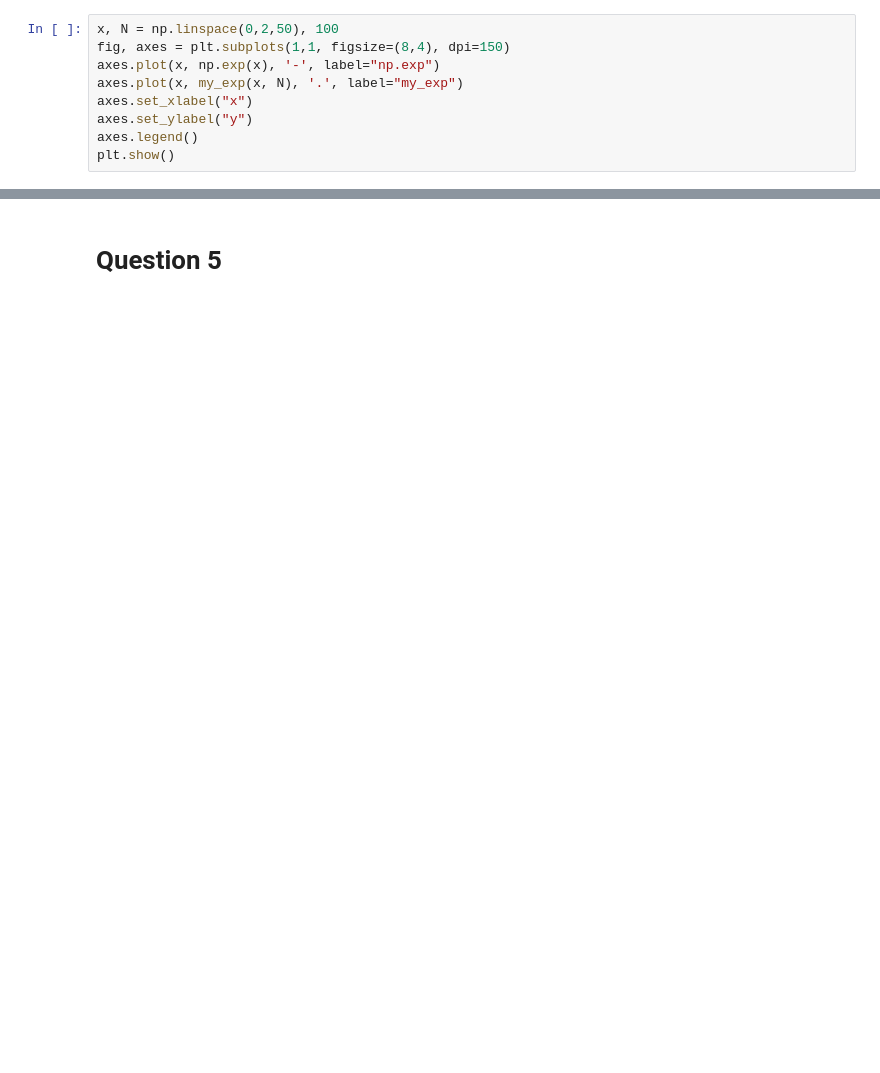
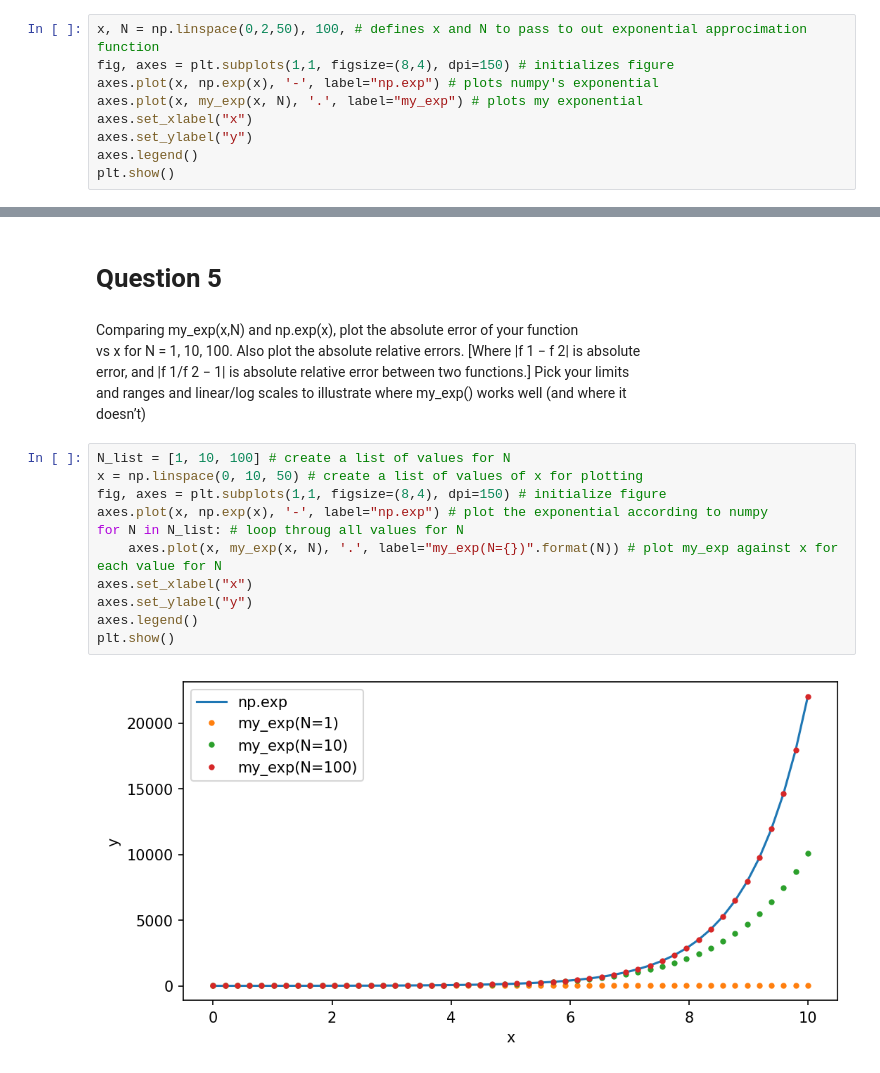
Before and after one commit to gkerr708/PHYC_2050, a Jupyter notebook: Assignments/Assignment3/gavin_kerr_assignment3.ipynb, the cells around one changed output, grey strips where cells are left out. Drawn from its saved outputs; the diff is of its cells as text; blank space fills up the shorter version.

```diff
--- a/Assignments/Assignment3/gavin_kerr_assignment3.ipynb
+++ b/Assignments/Assignment3/gavin_kerr_assignment3.ipynb
@@ -57,8 +73,8 @@ my_exp = lambda x, N:  sum([x**n/factorial(n) for n in range(N)])
 # %%
-x, N = np.linspace(0,2,50), 100
-fig, axes = plt.subplots(1,1, figsize=(8,4), dpi=150)
-axes.plot(x, np.exp(x), '-', label="np.exp")
-axes.plot(x, my_exp(x, N), '.', label="my_exp")
+x, N = np.linspace(0,2,50), 100, # defines x and N to pass to out exponential approcimation function
+fig, axes = plt.subplots(1,1, figsize=(8,4), dpi=150) # initializes figure
+axes.plot(x, np.exp(x), '-', label="np.exp") # plots numpy's exponential
+axes.plot(x, my_exp(x, N), '.', label="my_exp") # plots my exponential
 axes.set_xlabel("x")
 axes.set_ylabel("y")
 axes.legend()
@@ -67,3 +83,22 @@ plt.show()
 [figure]
 # %% [markdown]
 # Question 5
+# %% [markdown]
+Comparing my_exp(x,N)	and	np.exp(x),	plot	the	absolute	error	of	your	function
+vs	x	for	N	=	1,	10,	100.	Also	plot	the	absolute	relative	errors.	[Where	|f	1	−	f	2|	is	absolute
+error,	and	|f	1/f	2	−	1|	is	absolute	relative	error	between	two	functions.]	Pick	your	limits
+and	ranges	and	linear/log	scales	to	illustrate	where	my_exp()	works	well	(and	where	it
+doesn’t)
+# %%
+N_list = [1, 10, 100] # create a list of values for N
+x = np.linspace(0, 10, 50) # create a list of values of x for plotting
+fig, axes = plt.subplots(1,1, figsize=(8,4), dpi=150) # initialize figure
+axes.plot(x, np.exp(x), '-', label="np.exp") # plot the exponential according to numpy
+for N in N_list: # loop throug all values for N
+    axes.plot(x, my_exp(x, N), '.', label="my_exp(N={})".format(N)) # plot my_exp against x for each value for N
+axes.set_xlabel("x")
+axes.set_ylabel("y")
+axes.legend()
+plt.show()
+# %% [output]
+[figure, added]
```
Also changed, not shown: parts of 6 cells of this notebook.
